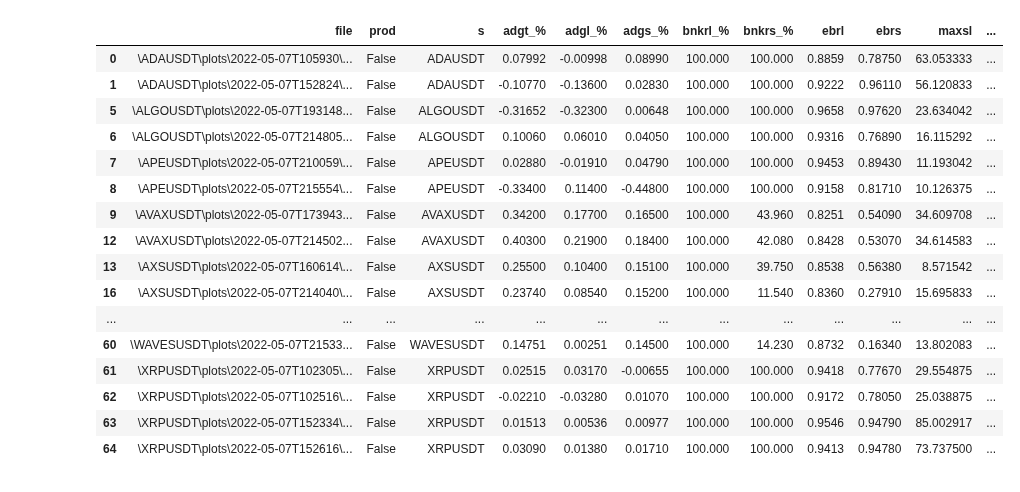
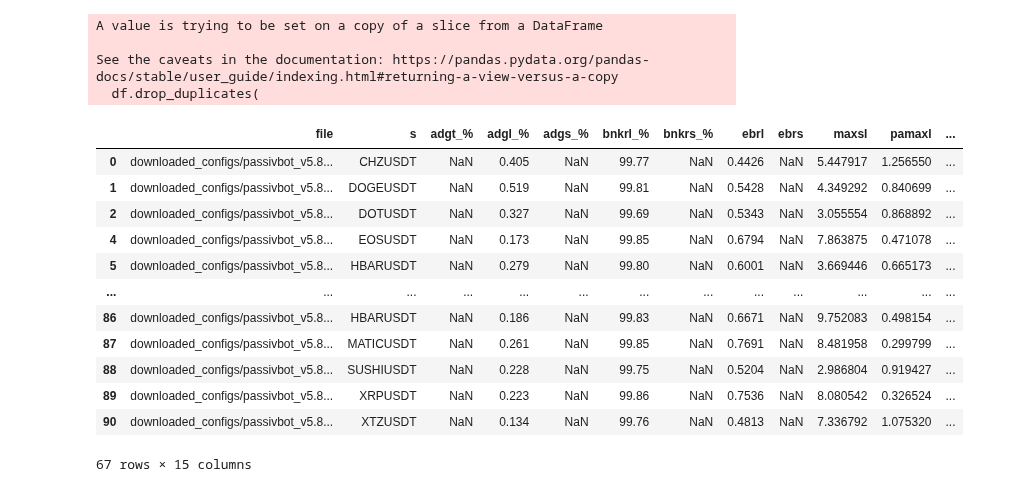
Before and after one commit to shroukkhan/passivbot, a Jupyter notebook: analyze_result.ipynb, the cells around one changed output. Drawn from its saved outputs; the diff is of its cells as text; code cells hidden in the pictures.

```diff
--- a/analyze_result.ipynb
+++ b/analyze_result.ipynb
@@ -237,0 +100,29 @@ df
+# %%
+allowed_symbols = [
+    "ETHUSDT", "BCHUSDT", "XRPUSDT", "EOSUSDT", "LTCUSDT", "TRXUSDT", "ETCUSDT", "LINKUSDT", "XLMUSDT", "ADAUSDT",
+    "XMRUSDT", "DASHUSDT", "ZECUSDT", "XTZUSDT", "BNBUSDT", "ATOMUSDT", "NEOUSDT", "IOSTUSDT", "THETAUSDT", "ALGOUSDT",
+    "ZILUSDT", "KNCUSDT", "COMPUSDT", "OMGUSDT", "DOGEUSDT", "KAVAUSDT", "BANDUSDT", "RLCUSDT", "WAVESUSDT", "SNXUSDT",
+    "DOTUSDT", "CRVUSDT", "TRBUSDT", "RUNEUSDT", "SUSHIUSDT", "SRMUSDT", "EGLDUSDT", "FTMUSDT", "HNTUSDT", "RENUSDT",
+    "KSMUSDT", "NEARUSDT", "FILUSDT", "RSRUSDT", "MATICUSDT", "OCEANUSDT", "CVCUSDT", "GRTUSDT", "1INCHUSDT", "CHZUSDT",
+    "SANDUSDT", "BTSUSDT", "LITUSDT", "UNFIUSDT", "REEFUSDT", "MANAUSDT", "HBARUSDT", "ONEUSDT", "LINAUSDT", "STMXUSDT",
+    "DENTUSDT", "HOTUSDT", "MTLUSDT", "SCUSDT", "1000SHIBUSDT"
+]
+#allowed_symbols = [s + "USDT" for s in allowed_symbols]
+big_data['adgt_%'] = big_data['adgl_%'] + big_data['adgs_%']
+df = big_data[(big_data.s.isin(allowed_symbols))
+    #& (big_data['long'] == True)
+    #& (big_data['adgl_%'] > 0.04)
+    #& (big_data['short'] == True)
+    #& (big_data['adgt_%'] > 0.1)
+    #& (big_data['bnkrl_%'] > 95.0)
+    #& (big_data['bnkrs_%'] > 95.0)
+    #& (big_data['ebrs'] > .85)
+    #& (big_data['ebrl'] > .8)
+    #& (big_data['v'] == '5.5')
+
+    # & (big_data['tg_%'] > 10)
+    # & (big_data['ebr'] > .85)
+]
+#df['total_adg'] = big_data['adgl_%'] + big_data['adgs_%']
+df.to_csv('5.8.csv')
+df
@@ -238,29 +143,29 @@ df
 # %%
 df.drop_duplicates(
-    subset=['s', 'prod', 'tgl_%', 'tgs_%', 'adgl_%', 'adgs_%', 'adgt_%', 'bnkrl_%', 'bnkrs_%', 'ebrl', 'ebrs', 'long',
+    subset=['s',  'tgl_%', 'tgs_%', 'adgl_%', 'adgs_%', 'adgt_%', 'bnkrl_%', 'bnkrs_%', 'ebrl', 'ebrs', 'long',
             'short'], keep='first',
     inplace=True)
-dx = df[['file', 'prod', 's', 'adgt_%', 'adgl_%', 'adgs_%', 'bnkrl_%', 'bnkrs_%', 'ebrl', 'ebrs', 'maxsl', 'pamaxl','pastdl',
+dx = df[['file',  's', 'adgt_%', 'adgl_%', 'adgs_%', 'bnkrl_%', 'bnkrs_%', 'ebrl', 'ebrs', 'maxsl', 'pamaxl','pastdl',
          'maxss', 'pamaxs','pastds' ]]
 dx
 # %% [output]
+A value is trying to be set on a copy of a slice from a DataFrame
+
+See the caveats in the documentation: https://pandas.pydata.org/pandas-docs/stable/user_guide/indexing.html#returning-a-view-versus-a-copy
+  df.drop_duplicates(
-|  | file | prod | s | adgt_% | adgl_% | adgs_% | bnkrl_% | bnkrs_% | ebrl | ebrs | maxsl | ... |
-| 0 | \ADAUSDT\plots\2022-05-07T105930\... | False | ADAUSDT | 0.07992 | -0.00998 | 0.08990 | 100.000 | 100.000 | 0.8859 | 0.78750 | 63.053333 | ... |
-| 1 | \ADAUSDT\plots\2022-05-07T152824\... | False | ADAUSDT | -0.10770 | -0.13600 | 0.02830 | 100.000 | 100.000 | 0.9222 | 0.96110 | 56.120833 | ... |
-| 5 | \ALGOUSDT\plots\2022-05-07T193148... | False | ALGOUSDT | -0.31652 | -0.32300 | 0.00648 | 100.000 | 100.000 | 0.9658 | 0.97620 | 23.634042 | ... |
-| 6 | \ALGOUSDT\plots\2022-05-07T214805... | False | ALGOUSDT | 0.10060 | 0.06010 | 0.04050 | 100.000 | 100.000 | 0.9316 | 0.76890 | 16.115292 | ... |
-| 7 | \APEUSDT\plots\2022-05-07T210059\... | False | APEUSDT | 0.02880 | -0.01910 | 0.04790 | 100.000 | 100.000 | 0.9453 | 0.89430 | 11.193042 | ... |
-| 8 | \APEUSDT\plots\2022-05-07T215554\... | False | APEUSDT | -0.33400 | 0.11400 | -0.44800 | 100.000 | 100.000 | 0.9158 | 0.81710 | 10.126375 | ... |
-| 9 | \AVAXUSDT\plots\2022-05-07T173943... | False | AVAXUSDT | 0.34200 | 0.17700 | 0.16500 | 100.000 | 43.960 | 0.8251 | 0.54090 | 34.609708 | ... |
-| 12 | \AVAXUSDT\plots\2022-05-07T214502... | False | AVAXUSDT | 0.40300 | 0.21900 | 0.18400 | 100.000 | 42.080 | 0.8428 | 0.53070 | 34.614583 | ... |
-| 13 | \AXSUSDT\plots\2022-05-07T160614\... | False | AXSUSDT | 0.25500 | 0.10400 | 0.15100 | 100.000 | 39.750 | 0.8538 | 0.56380 | 8.571542 | ... |
-| 16 | \AXSUSDT\plots\2022-05-07T214040\... | False | AXSUSDT | 0.23740 | 0.08540 | 0.15200 | 100.000 | 11.540 | 0.8360 | 0.27910 | 15.695833 | ... |
+|  | file | s | adgt_% | adgl_% | adgs_% | bnkrl_% | bnkrs_% | ebrl | ebrs | maxsl | pamaxl | ... |
+| 0 | downloaded_configs/passivbot_v5.8... | CHZUSDT | NaN | 0.405 | NaN | 99.77 | NaN | 0.4426 | NaN | 5.447917 | 1.256550 | ... |
+| 1 | downloaded_configs/passivbot_v5.8... | DOGEUSDT | NaN | 0.519 | NaN | 99.81 | NaN | 0.5428 | NaN | 4.349292 | 0.840699 | ... |
+| 2 | downloaded_configs/passivbot_v5.8... | DOTUSDT | NaN | 0.327 | NaN | 99.69 | NaN | 0.5343 | NaN | 3.055554 | 0.868892 | ... |
+| 4 | downloaded_configs/passivbot_v5.8... | EOSUSDT | NaN | 0.173 | NaN | 99.85 | NaN | 0.6794 | NaN | 7.863875 | 0.471078 | ... |
+| 5 | downloaded_configs/passivbot_v5.8... | HBARUSDT | NaN | 0.279 | NaN | 99.80 | NaN | 0.6001 | NaN | 3.669446 | 0.665173 | ... |
 | ... | ... | ... | ... | ... | ... | ... | ... | ... | ... | ... | ... | ... |
-| 60 | \WAVESUSDT\plots\2022-05-07T21533... | False | WAVESUSDT | 0.14751 | 0.00251 | 0.14500 | 100.000 | 14.230 | 0.8732 | 0.16340 | 13.802083 | ... |
-| 61 | \XRPUSDT\plots\2022-05-07T102305\... | False | XRPUSDT | 0.02515 | 0.03170 | -0.00655 | 100.000 | 100.000 | 0.9418 | 0.77670 | 29.554875 | ... |
-| 62 | \XRPUSDT\plots\2022-05-07T102516\... | False | XRPUSDT | -0.02210 | -0.03280 | 0.01070 | 100.000 | 100.000 | 0.9172 | 0.78050 | 25.038875 | ... |
-| 63 | \XRPUSDT\plots\2022-05-07T152334\... | False | XRPUSDT | 0.01513 | 0.00536 | 0.00977 | 100.000 | 100.000 | 0.9546 | 0.94790 | 85.002917 | ... |
-| 64 | \XRPUSDT\plots\2022-05-07T152616\... | False | XRPUSDT | 0.03090 | 0.01380 | 0.01710 | 100.000 | 100.000 | 0.9413 | 0.94780 | 73.737500 | ... |
+| 86 | downloaded_configs/passivbot_v5.8... | HBARUSDT | NaN | 0.186 | NaN | 99.83 | NaN | 0.6671 | NaN | 9.752083 | 0.498154 | ... |
+| 87 | downloaded_configs/passivbot_v5.8... | MATICUSDT | NaN | 0.261 | NaN | 99.85 | NaN | 0.7691 | NaN | 8.481958 | 0.299799 | ... |
+| 88 | downloaded_configs/passivbot_v5.8... | SUSHIUSDT | NaN | 0.228 | NaN | 99.75 | NaN | 0.5204 | NaN | 2.986804 | 0.919427 | ... |
+| 89 | downloaded_configs/passivbot_v5.8... | XRPUSDT | NaN | 0.223 | NaN | 99.86 | NaN | 0.7536 | NaN | 8.080542 | 0.326524 | ... |
+| 90 | downloaded_configs/passivbot_v5.8... | XTZUSDT | NaN | 0.134 | NaN | 99.76 | NaN | 0.4813 | NaN | 7.336792 | 1.075320 | ... |
+67 rows × 15 columns
 # %%
 dl_proposed = dx[
     #(dx['lm'] == 'n') &
```
Also changed, not shown: parts of 7 cells of this notebook, 20 other files.
